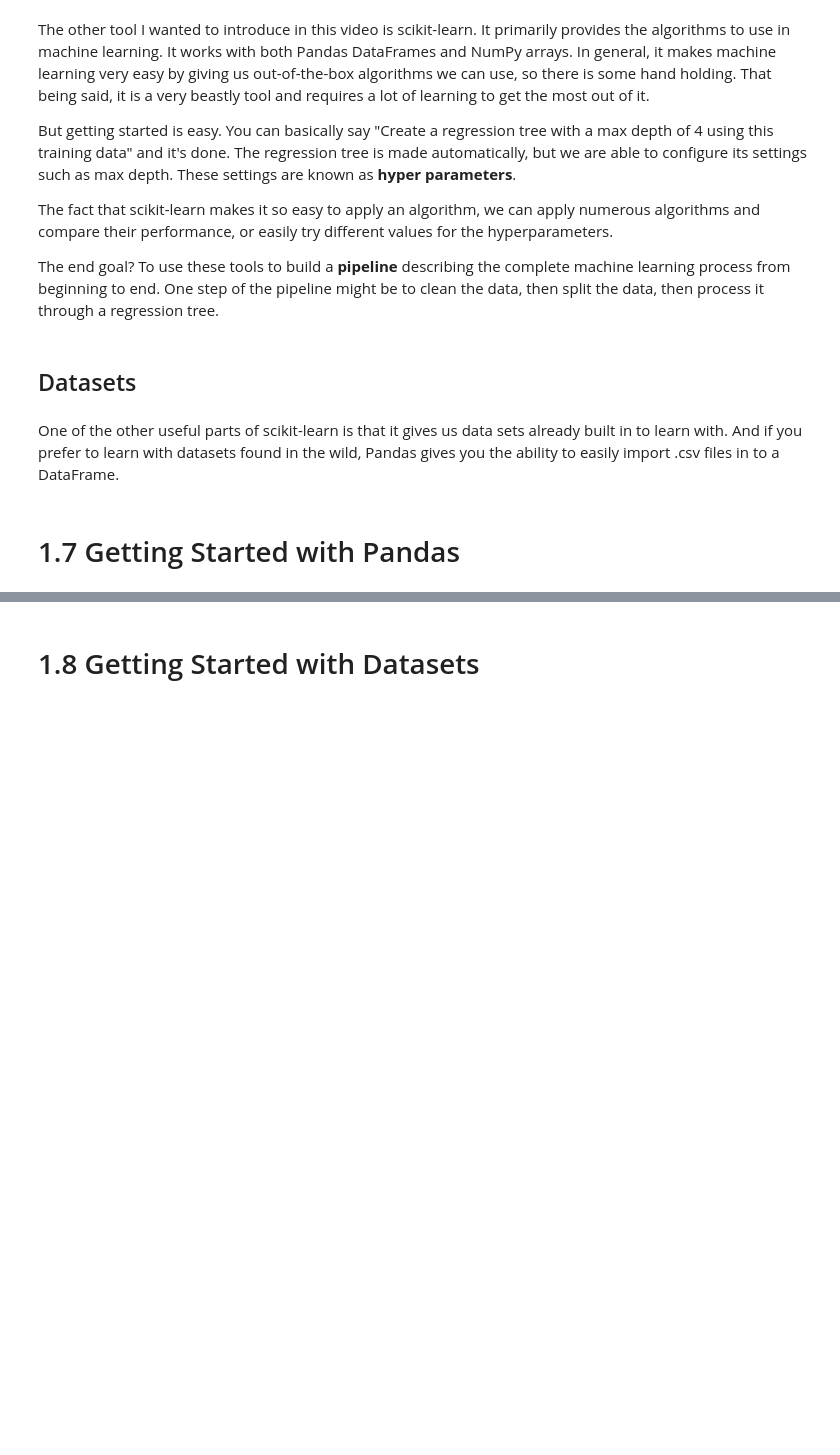
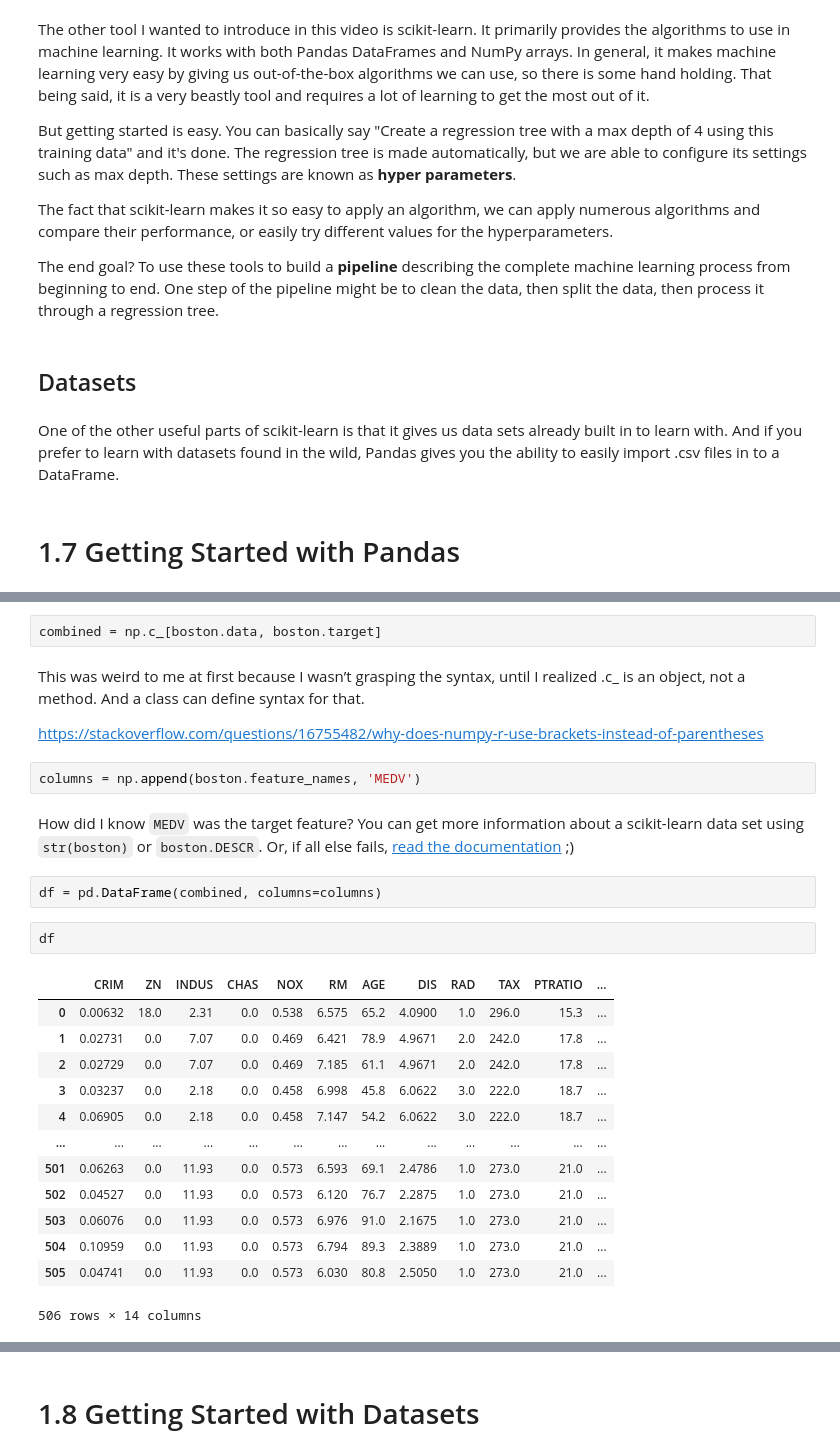
Before and after one commit to CalebCurry/ml-intro, a Jupyter notebook: Intro to ML.ipynb, the cells around one changed output, grey strips where cells are left out. Drawn from its saved outputs; the diff is of its cells as text; blank space fills up the shorter version.

````diff
--- a/Intro to ML.ipynb
+++ b/Intro to ML.ipynb
@@ -656,0 +728,28 @@ One of the other useful parts of scikit-learn is that it gives us data sets alre
+# %%
+combined = np.c_[boston.data, boston.target]
+# %% [markdown]
+This was weird to me at first because I wasn’t grasping the syntax, until I realized .c_ is an object, not a method. And a class can define syntax for that.
+
+https://stackoverflow.com/questions/16755482/why-does-numpy-r-use-brackets-instead-of-parentheses
+# %%
+columns = np.append(boston.feature_names, 'MEDV')
+# %% [markdown]
+How did I know ```MEDV``` was the target feature? You can get more information about a scikit-learn data set using ```str(boston)``` or ```boston.DESCR```. Or, if all else fails, [read the documentation](https://scikit-learn.org/stable/datasets/toy_dataset.html#boston-dataset) ;)
+# %%
+df = pd.DataFrame(combined, columns=columns)
+# %%
+df
+# %% [output]
+|  | CRIM | ZN | INDUS | CHAS | NOX | RM | AGE | DIS | RAD | TAX | PTRATIO | ... |
+| 0 | 0.00632 | 18.0 | 2.31 | 0.0 | 0.538 | 6.575 | 65.2 | 4.0900 | 1.0 | 296.0 | 15.3 | ... |
+| 1 | 0.02731 | 0.0 | 7.07 | 0.0 | 0.469 | 6.421 | 78.9 | 4.9671 | 2.0 | 242.0 | 17.8 | ... |
+| 2 | 0.02729 | 0.0 | 7.07 | 0.0 | 0.469 | 7.185 | 61.1 | 4.9671 | 2.0 | 242.0 | 17.8 | ... |
+| 3 | 0.03237 | 0.0 | 2.18 | 0.0 | 0.458 | 6.998 | 45.8 | 6.0622 | 3.0 | 222.0 | 18.7 | ... |
+| 4 | 0.06905 | 0.0 | 2.18 | 0.0 | 0.458 | 7.147 | 54.2 | 6.0622 | 3.0 | 222.0 | 18.7 | ... |
+| ... | ... | ... | ... | ... | ... | ... | ... | ... | ... | ... | ... | ... |
+| 501 | 0.06263 | 0.0 | 11.93 | 0.0 | 0.573 | 6.593 | 69.1 | 2.4786 | 1.0 | 273.0 | 21.0 | ... |
+| 502 | 0.04527 | 0.0 | 11.93 | 0.0 | 0.573 | 6.120 | 76.7 | 2.2875 | 1.0 | 273.0 | 21.0 | ... |
+| 503 | 0.06076 | 0.0 | 11.93 | 0.0 | 0.573 | 6.976 | 91.0 | 2.1675 | 1.0 | 273.0 | 21.0 | ... |
+| 504 | 0.10959 | 0.0 | 11.93 | 0.0 | 0.573 | 6.794 | 89.3 | 2.3889 | 1.0 | 273.0 | 21.0 | ... |
+| 505 | 0.04741 | 0.0 | 11.93 | 0.0 | 0.573 | 6.030 | 80.8 | 2.5050 | 1.0 | 273.0 | 21.0 | ... |
+506 rows × 14 columns
````
Also changed, not shown: parts of 27 cells of this notebook.
